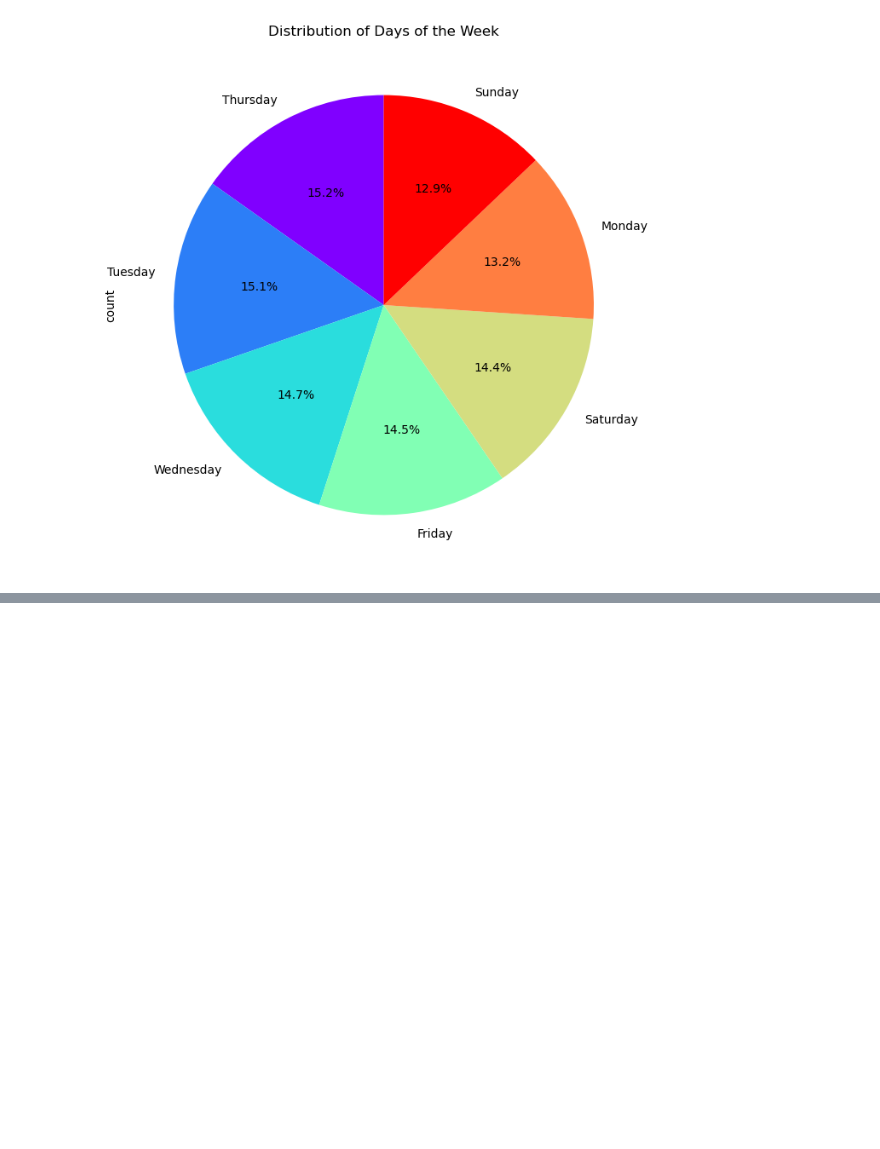
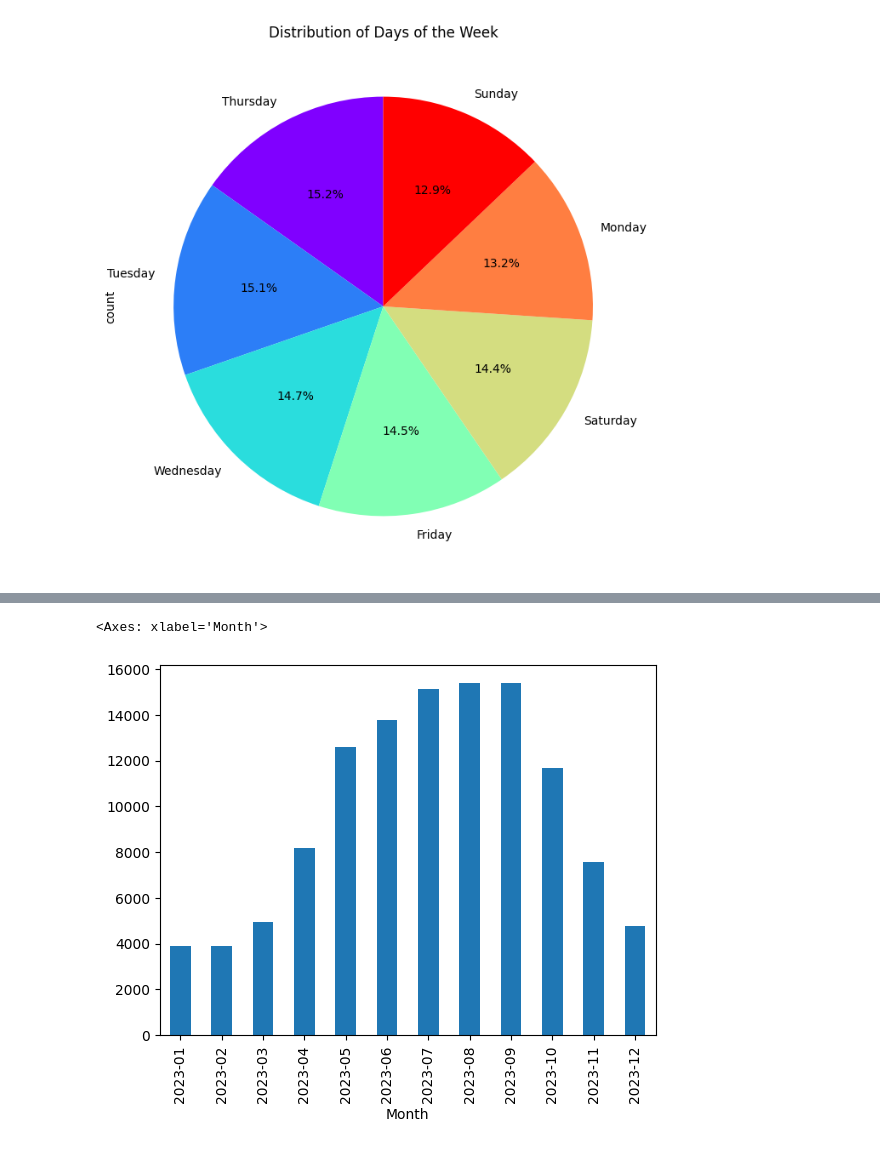
Before and after one commit to ConstCorrectness/toronto-bikeshare-2024, a Jupyter notebook: main.ipynb, the cells around one changed output, grey strips where cells are left out. Cells and saved outputs as stored; diff of their text form; code cells hidden in the pictures; blank space fills up the shorter version.

```diff
--- a/main.ipynb
+++ b/main.ipynb
@@ -557,0 +601,5 @@ plt.show()
+# %%
+sample_df.groupby('Month')['day_start_hour'].sum().plot(kind='bar')
+# %% [output]
+<Axes: xlabel='Month'>
+[figure, added]
```
Also changed, not shown: parts of 6 cells of this notebook, 4 other files.
